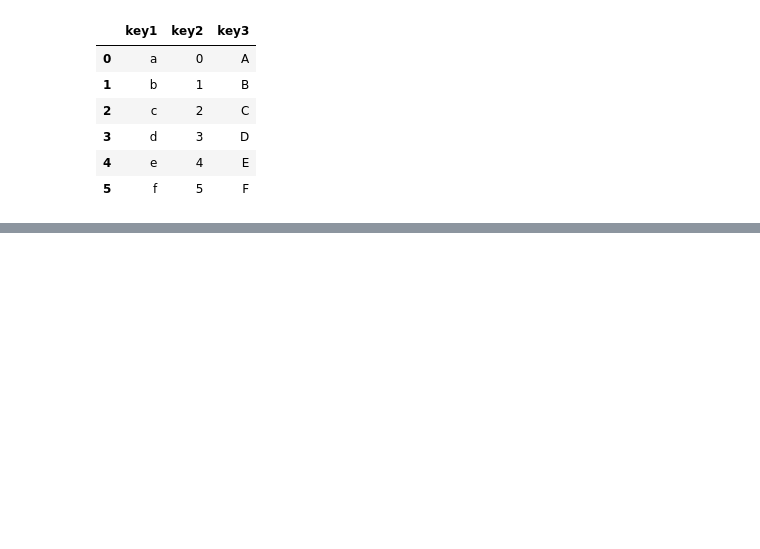
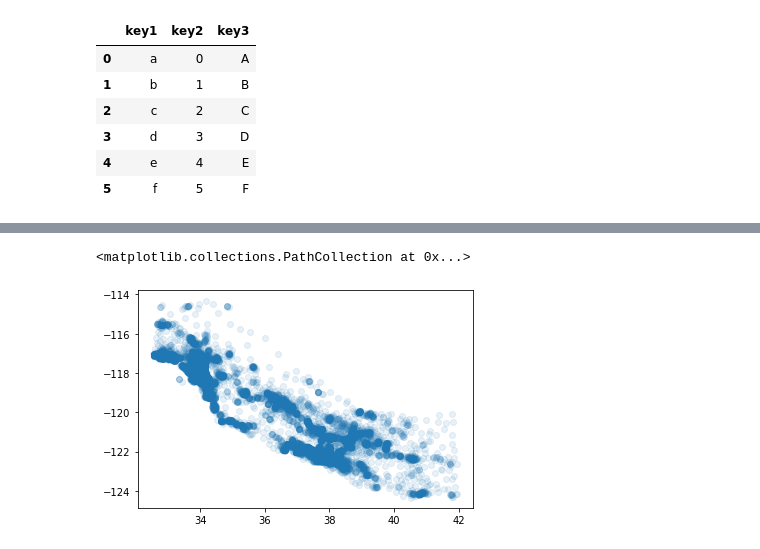
Before and after one commit to ayushsoni9784/py_class, a Jupyter notebook: Errors, Exceptions, Pandas and NumPy.ipynb, the cells around one changed output, grey strips where cells are left out. Cells and saved outputs as stored; diff of their text form; code cells hidden in the pictures; blank space fills up the shorter version.

```diff
--- a/Errors, Exceptions, Pandas and NumPy.ipynb
+++ b/Errors, Exceptions, Pandas and NumPy.ipynb
@@ -486,0 +814,5 @@ df.to_csv('df_from_sc.csv')
+# %%
+plt.scatter(lat, long, alpha=0.1)
+# %% [output]
+<matplotlib.collections.PathCollection at 0x...>
+[figure, added]
```
Also changed, not shown: parts of 79 cells of this notebook.
